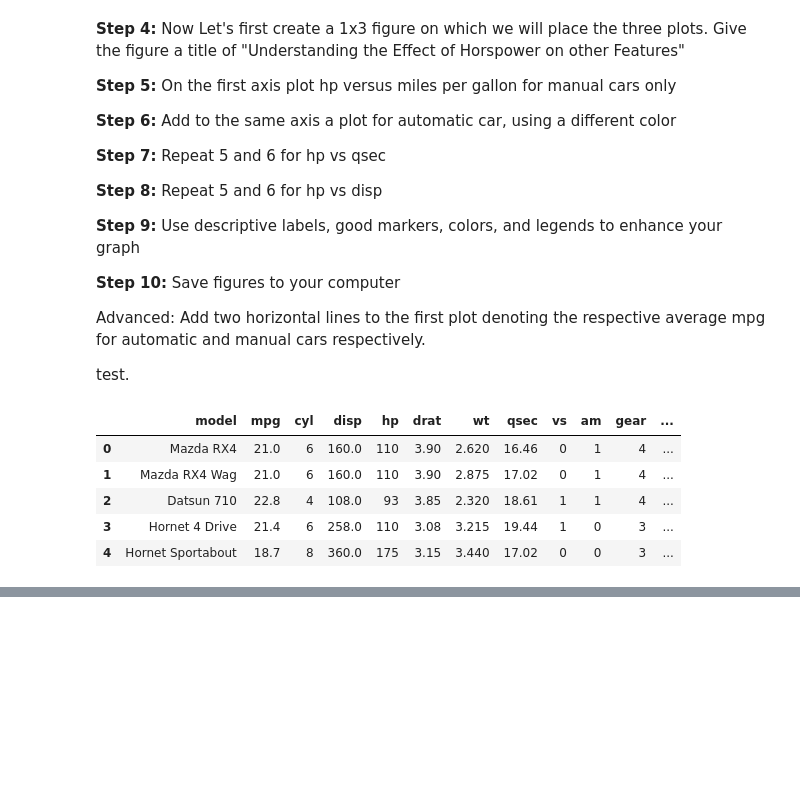
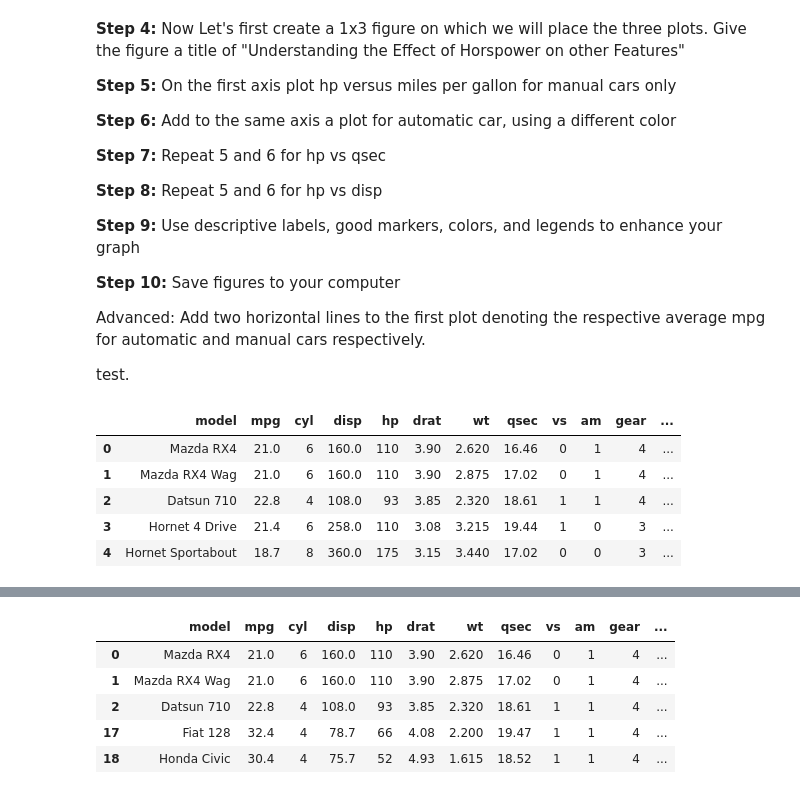
Before and after one commit to ayofalode/tutorial8, a Jupyter notebook: Tutorial8.ipynb, the cells around one changed output, grey strips where cells are left out. Drawn from its saved outputs; the diff is of its cells as text; code cells hidden in the pictures; blank space fills up the shorter version.

```diff
--- a/Tutorial8.ipynb
+++ b/Tutorial8.ipynb
@@ -44,0 +55,10 @@ df.head()
+# %%
+manual = df.loc[df['am'] == 1]
+manual.head()
+# %% [output]
+|  | model | mpg | cyl | disp | hp | drat | wt | qsec | vs | am | gear | ... |
+| 0 | Mazda RX4 | 21.0 | 6 | 160.0 | 110 | 3.90 | 2.620 | 16.46 | 0 | 1 | 4 | ... |
+| 1 | Mazda RX4 Wag | 21.0 | 6 | 160.0 | 110 | 3.90 | 2.875 | 17.02 | 0 | 1 | 4 | ... |
+| 2 | Datsun 710 | 22.8 | 4 | 108.0 | 93 | 3.85 | 2.320 | 18.61 | 1 | 1 | 4 | ... |
+| 17 | Fiat 128 | 32.4 | 4 | 78.7 | 66 | 4.08 | 2.200 | 19.47 | 1 | 1 | 4 | ... |
+| 18 | Honda Civic | 30.4 | 4 | 75.7 | 52 | 4.93 | 1.615 | 18.52 | 1 | 1 | 4 | ... |
```
Also changed, not shown: parts of 3 cells of this notebook.
